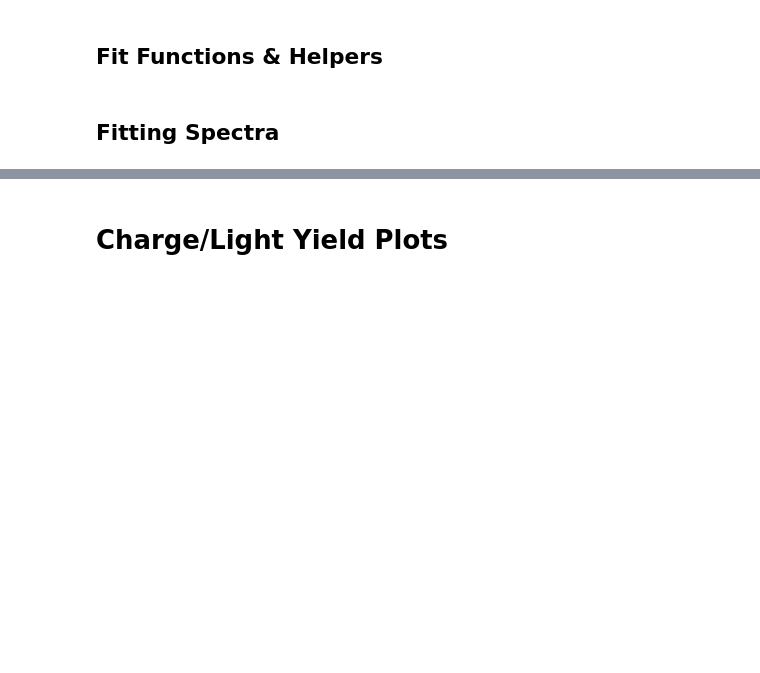
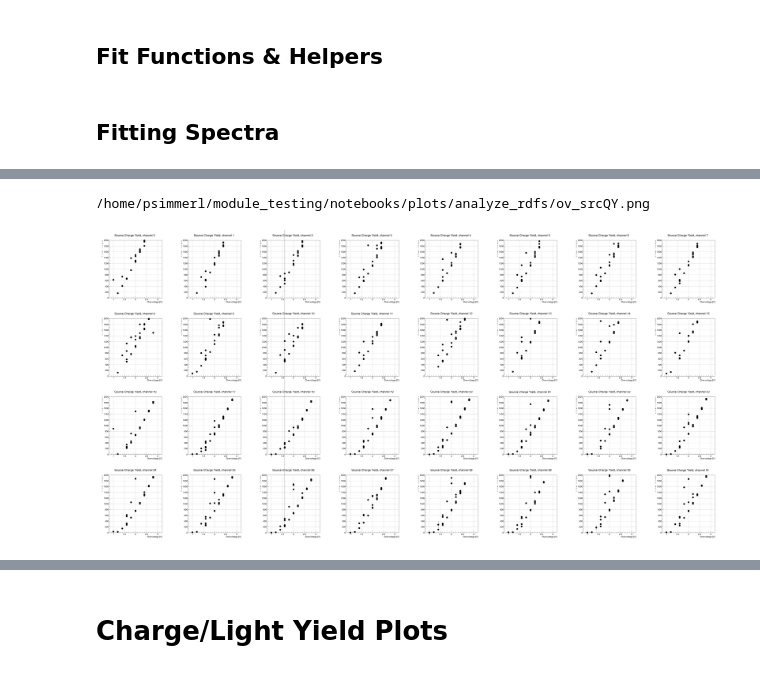
Before and after one commit to psimmerl/module_testing, a Jupyter notebook: notebooks/analyze_rdfs.ipynb, the cells around one changed output, grey strips where cells are left out. Cells and saved outputs as stored; diff of their text form; code cells hidden in the pictures; blank space fills up the shorter version.

```diff
--- a/notebooks/analyze_rdfs.ipynb
+++ b/notebooks/analyze_rdfs.ipynb
@@ -683,0 +743,29 @@ plt.grid()
+# %%
+canvas = TCanvas('','',8*800,4*800)
+canvas.Divide(8,4)
+
+for ich in range(32):
+    canvas.cd(ich + 1).SetGrid()
+
+    gr = TGraphErrors(len(ovs), ovs*1., src_qs[:,ich]*1., ovs*0., src_qes[:,ich]*1.)
+    gr.SetTitle(f'Source Charge Yield, channel {ich}')
+    gr.GetXaxis().SetTitle('Overvoltage [V]')
+    gr.GetYaxis().SetTitle('Charge Yield [pC]')
+
+    gr.SetMinimum(0)
+    gr.SetMaximum(4000)
+
+    gr.SetMarkerSize(2)
+    gr.SetMarkerStyle(rt.kFullCircle)
+
+    gr.Draw('A PE')
+
+    gc.append(gr)
+
+canvas.Draw()
+
+print(f'{PLOT_DIR}/ov_srcQY.png')
+canvas.Print(f'{PLOT_DIR}/ov_srcQY.png')
+# %% [output]
+/home/psimmerl/module_testing/notebooks/plots/analyze_rdfs/ov_srcQY.png
+[figure, added]
```
Also changed, not shown: parts of 13 cells of this notebook, 10 other files.
